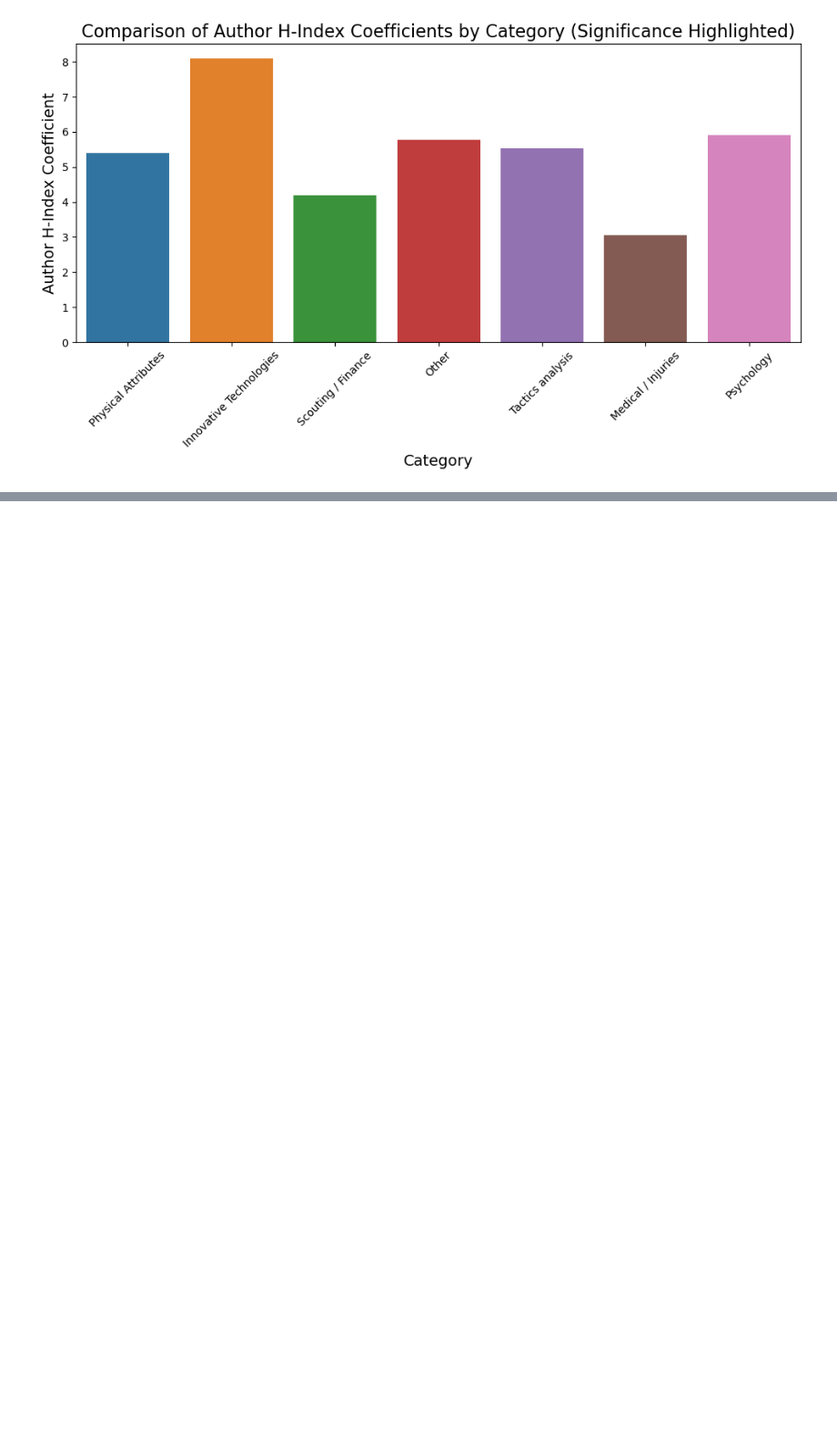
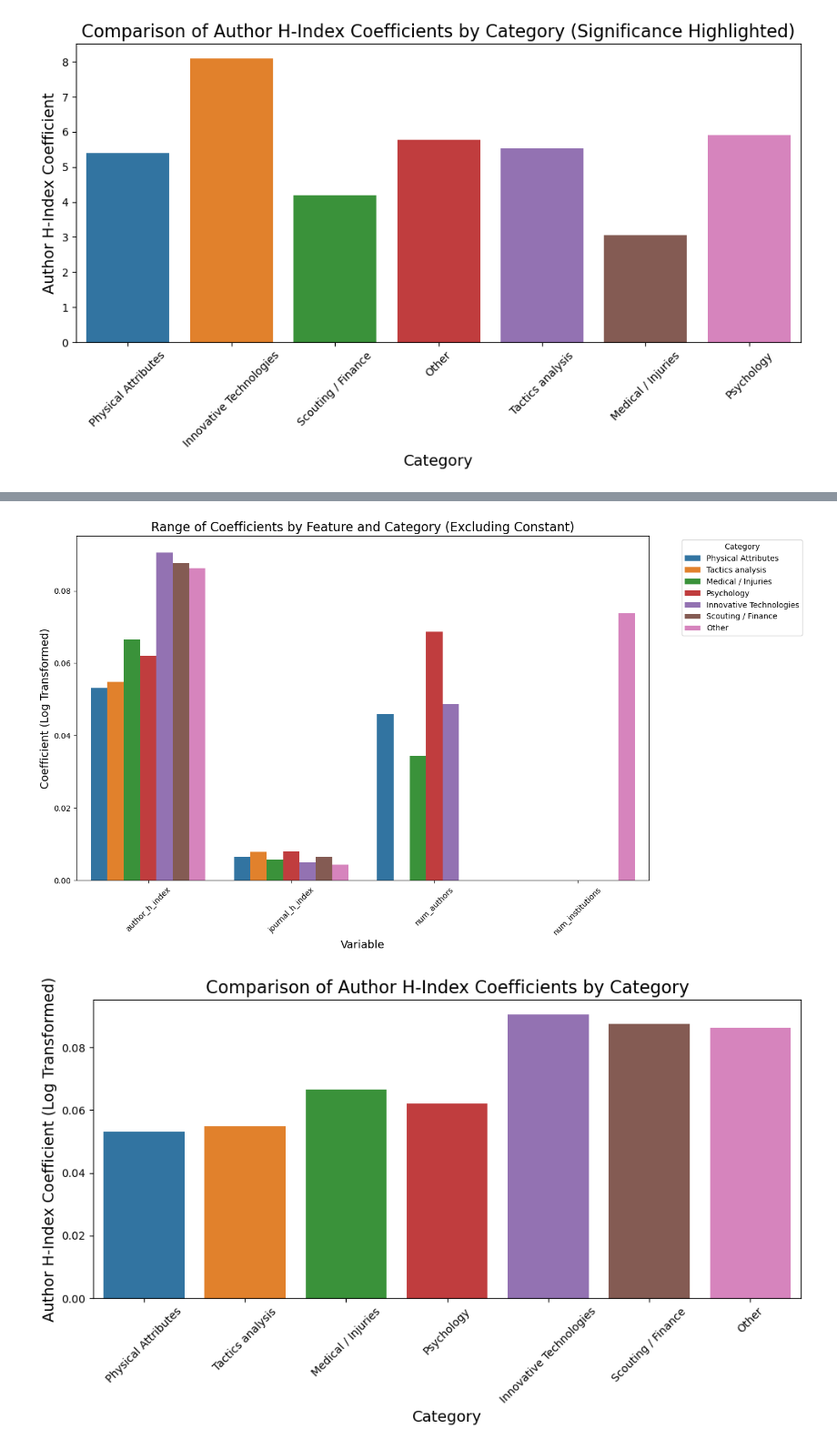
Before and after one commit to franekl/soccer-research-evolution, a Jupyter notebook: code/influence_on_citations/linear regression.ipynb, the cells around one changed output, grey strips where cells are left out. Shown: that part at 91% size. Saved outputs shown, nothing was run; the diff lists cells and outputs as text; code cells hidden in the pictures; blank space fills up the shorter version.

```diff
--- a/code/influence_on_citations/linear regression.ipynb
+++ b/code/influence_on_citations/linear regression.ipynb
@@ -275,0 +501,80 @@ plt.show()
+# %%
+import seaborn as sns
+import matplotlib.pyplot as plt
+
+# Prepare a DataFrame for visualization from category_results
+visualization_data = []
+
+for category, results in category_results.items():
+    coefficients = results.params
+    p_values = results.pvalues
+
+    for var in coefficients.index:
+        visualization_data.append({
+            "Category": category,
+            "Variable": var,
+            "Coefficient": coefficients[var],
+            "Significant": p_values[var] < 0.05  # Flag for statistical significance
+        })
+
+# Convert to a DataFrame
+coef_melted_with_significance = pd.DataFrame(visualization_data)
+
+# Exclude the constant ('const') coefficients
+coef_melted_no_const = coef_melted_with_significance[coef_melted_with_significance["Variable"] != "const"]
+
+# Filter only significant data
+significant_data = coef_melted_no_const[coef_melted_no_const["Significant"]]
+
+# Plot the range of coefficients for all features excluding 'const'
+plt.figure(figsize=(14, 8))
+
+# Plot only significant coefficients with distinct colors
+sns.barplot(
+    data=significant_data,
+    x="Variable",
+    y="Coefficient",
+    hue="Category",  # Explicitly set hue
+    dodge=True,
+    palette="tab10"  # Restore color palette for significant coefficients
+)
+
+# Title and labels
+plt.title("Range of Coefficients by Feature and Category (Excluding Constant)", fontsize=16)
+plt.xlabel("Variable", fontsize=14)
+plt.ylabel("Coefficient (Log Transformed)", fontsize=14)  # Adjust label to reflect log-transformed y
+plt.xticks(rotation=45)
+plt.legend(title="Category", bbox_to_anchor=(1.05, 1), loc='upper left')
+plt.tight_layout()
+
+# Show the plot
+plt.show()
+
+# Focused comparison for author H-index coefficients
+author_h_index_data = significant_data[significant_data["Variable"] == "author_h_index"]
+
+plt.figure(figsize=(10, 6))
+
+# Plot only significant coefficients for author H-index
+sns.barplot(
+    data=author_h_index_data,
+    x="Category",
+    y="Coefficient",
+    hue="Category",  # Explicitly set hue
+    dodge=False,
+    palette="tab10"  # Restore colors for significant coefficients
+)
+
+# Title and labels
+plt.title("Comparison of Author H-Index Coefficients by Category", fontsize=16)
+plt.xlabel("Category", fontsize=14)
+plt.ylabel("Author H-Index Coefficient (Log Transformed)", fontsize=14)  # Adjust label
+plt.xticks(rotation=45)
+plt.legend([], [], frameon=False)  # Remove redundant legend
+plt.tight_layout()
+
+# Show the plot
+plt.show()
+# %% [output]
+[figure, added]
+[figure, added]
```
Also changed, not shown: parts of 5 cells of this notebook, 1 other file.
